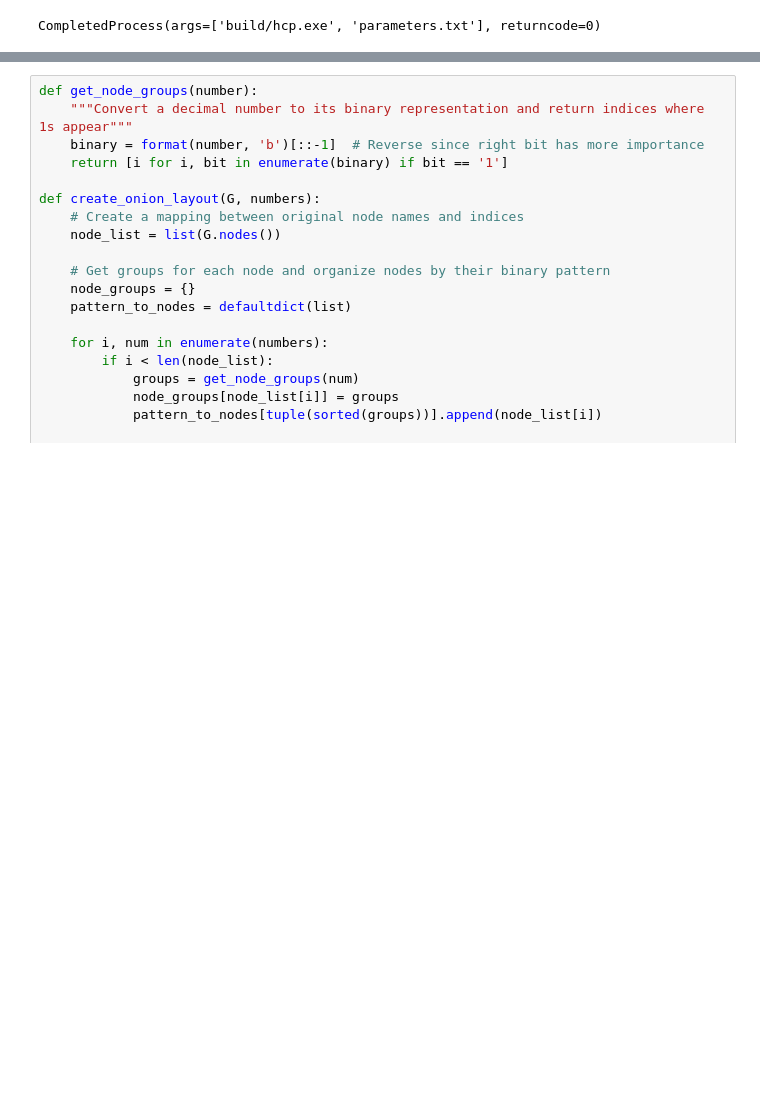
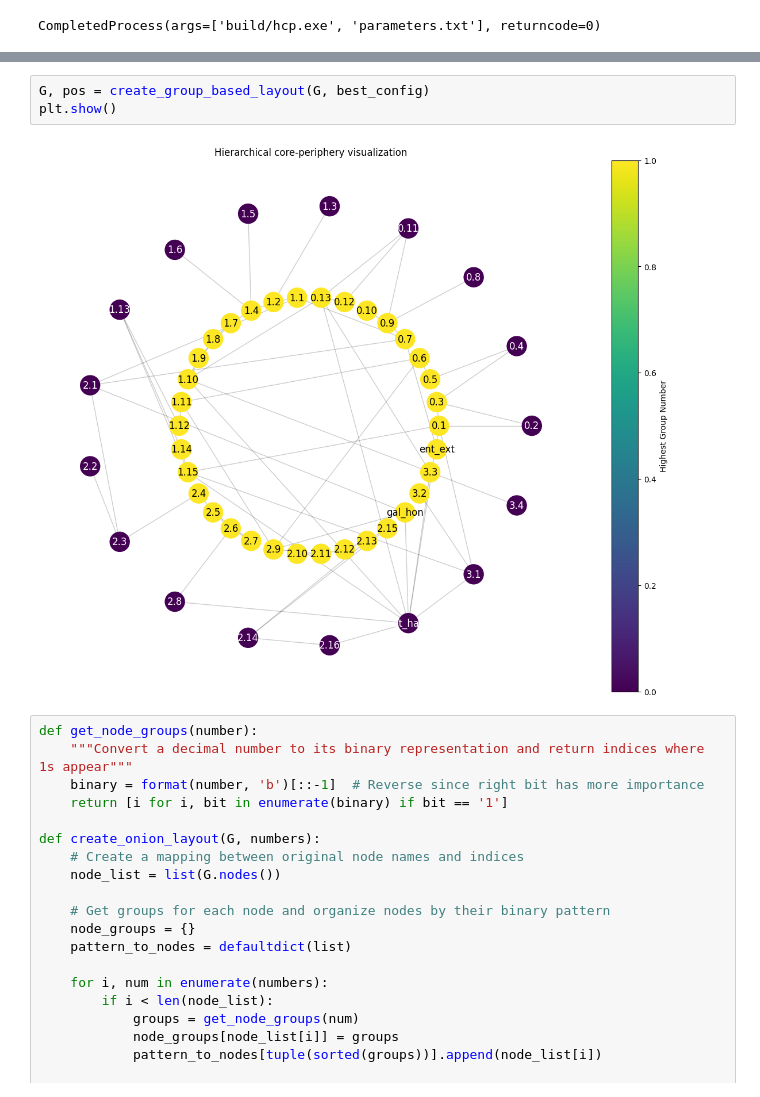
Before and after one commit to dvdbaggio/hcp, a Jupyter notebook: script.ipynb, the cells around one changed output, grey strips where cells are left out. Drawn from its saved outputs; the diff is of its cells as text; blank space fills up the shorter version.

```diff
--- a/script.ipynb
+++ b/script.ipynb
@@ -162,3 +168,8 @@ plt.show()
+# %%
+G, pos = create_group_based_layout(G, best_config)
+plt.show()
+# %% [output]
+[figure, added]
 # %%
 def get_node_groups(number):
     """Convert a decimal number to its binary representation and return indices where 1s appear"""
```
Also changed, not shown: parts of 4 cells of this notebook, 13 other files.
